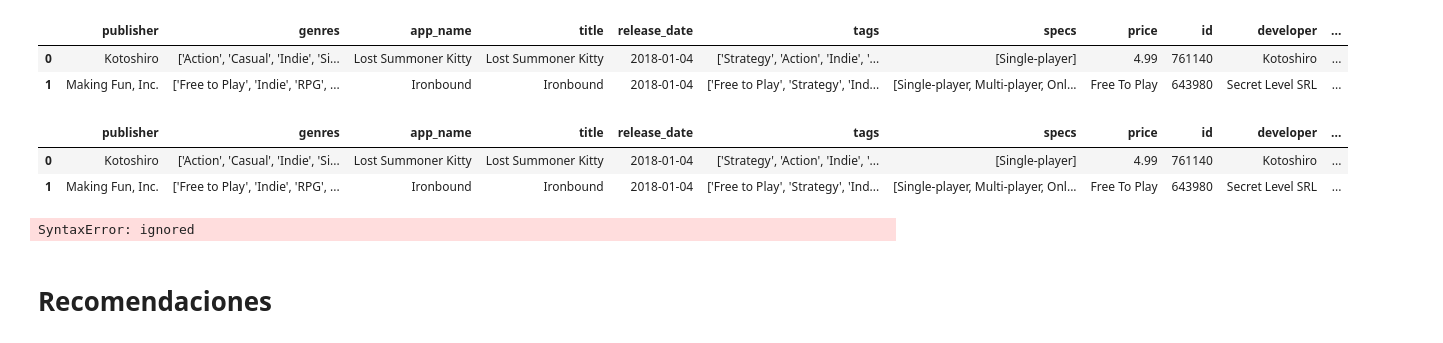
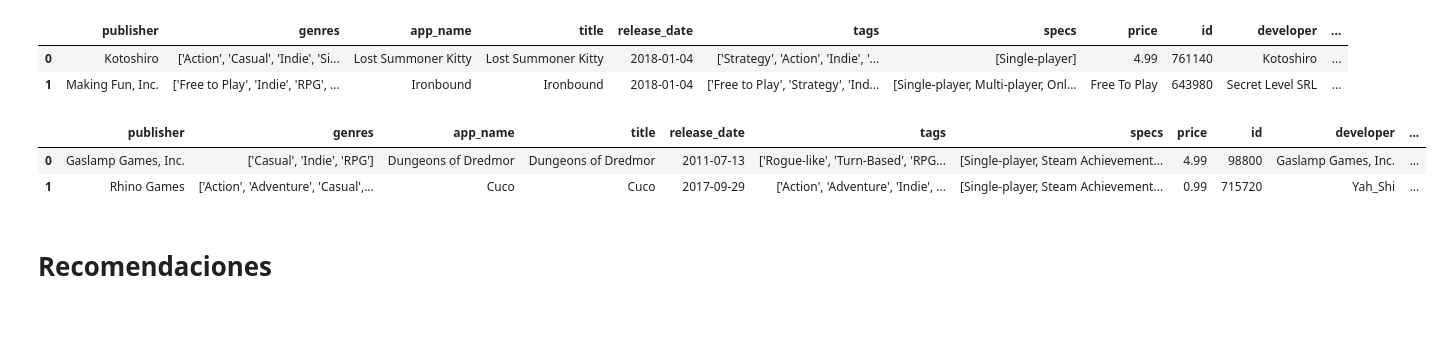
Before and after one commit to nestorjuarezR/Data_Science, a Jupyter notebook: Proyecto3.ipynb, the cells around one changed output. Saved outputs shown, nothing was run; the diff lists cells and outputs as text; code cells hidden in the pictures.

```diff
--- a/Proyecto3.ipynb
+++ b/Proyecto3.ipynb
@@ -32,7 +37,7 @@ for l in parse(url_review):
 
 data_reviews = pd.DataFrame(data_reviews)
 # %%
-surl_games = '/content/drive/My Drive/Data/steam_games.json.gz'
+url_games = '/content/drive/My Drive/Data/steam_games.json.gz'
 # %%
 data_games = []
 for l in parse(url_games):
@@ -268,3 +291,6 @@ Text(0, 0.5, 'Frecuencia')
+# %%
+#Elimino valore nulos en data_games
+data_games.dropna(subset=['tags', 'id', 'title'], axis=0, inplace=True)
 # %%
 #Convertir a string
 data_games['genres'] = data_games['genres'].astype('string')
@@ -287,12 +314,8 @@ def listToString(s):
 # %%
-data_games.head(2)
+df_games.head(2)
 # %% [output]
 |  | publisher | genres | app_name | title | release_date | tags | specs | price | id | developer | ... |
-| 0 | Kotoshiro | ['Action', 'Casual', 'Indie', 'Si... | Lost Summoner Kitty | Lost Summoner Kitty | 2018-01-04 | ['Strategy', 'Action', 'Indie', '... | [Single-player] | 4.99 | 761140 | Kotoshiro | ... |
-| 1 | Making Fun, Inc. | ['Free to Play', 'Indie', 'RPG', ... | Ironbound | Ironbound | 2018-01-04 | ['Free to Play', 'Strategy', 'Ind... | [Single-player, Multi-player, Onl... | Free To Play | 643980 | Secret Level SRL | ... |
+| 0 | Gaslamp Games, Inc. | ['Casual', 'Indie', 'RPG'] | Dungeons of Dredmor | Dungeons of Dredmor | 2011-07-13 | ['Rogue-like', 'Turn-Based', 'RPG... | [Single-player, Steam Achievement... | 4.99 | 98800 | Gaslamp Games, Inc. | ... |
+| 1 | Rhino Games | ['Action', 'Adventure', 'Casual',... | Cuco | Cuco | 2017-09-29 | ['Action', 'Adventure', 'Indie', ... | [Single-player, Steam Achievement... | 0.99 | 715720 | Yah_Shi | ... |
-# %%
-break
-# %% [output]
-SyntaxError: ignored
 # %% [markdown]
 # Recomendaciones
```
Also changed, not shown: parts of 15 cells of this notebook.
